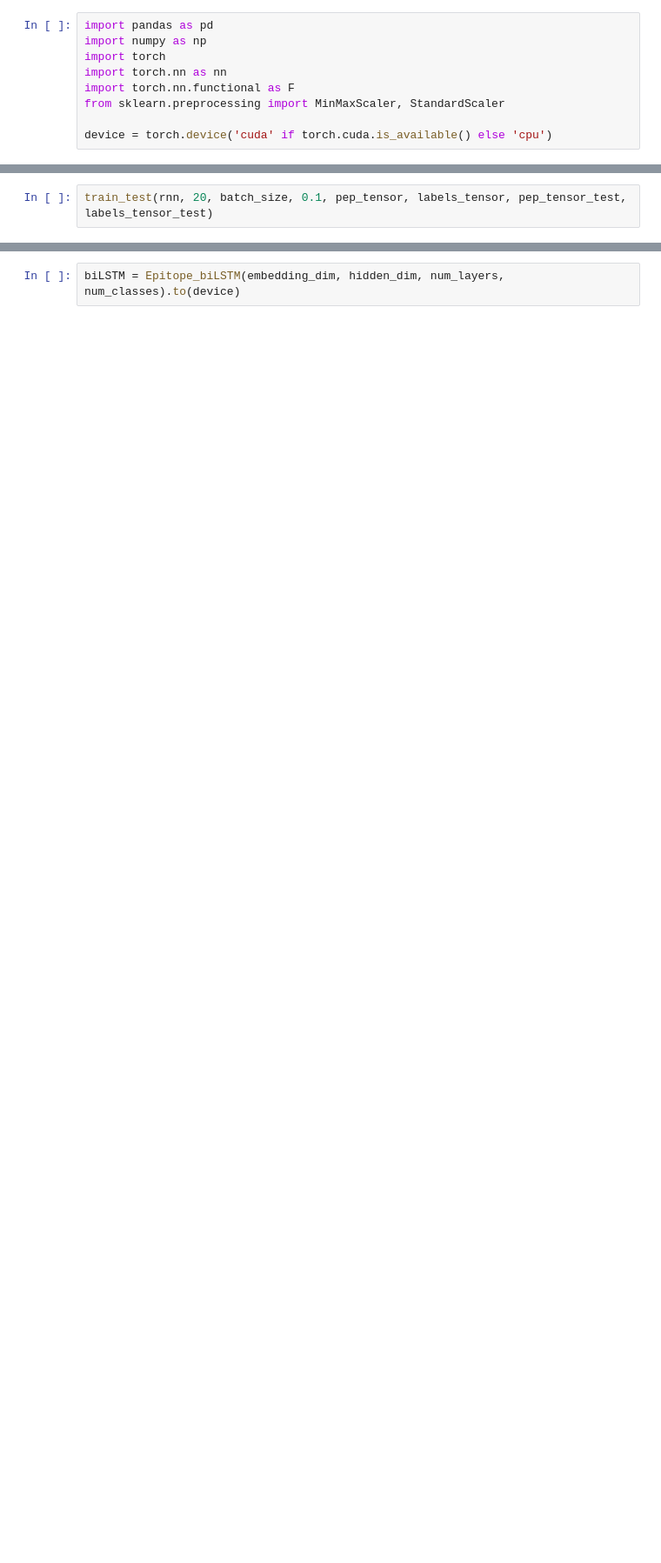
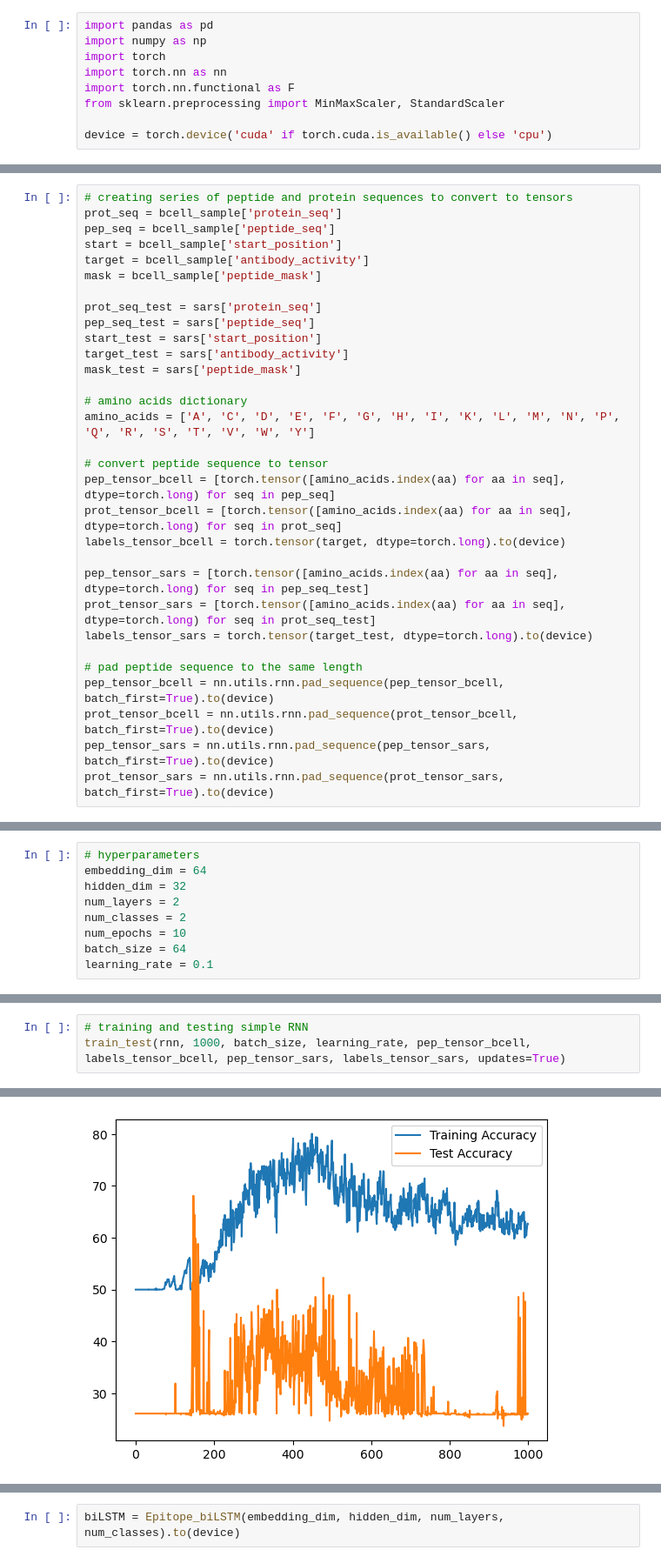
Before and after one commit to ralmzn/B-Cell-Epitope-Prediction, a Jupyter notebook: DeepLearning.ipynb, the cells around one changed output, grey strips where cells are left out. Shown at 87% size. Drawn from its saved outputs; the diff is of its cells as text; blank space fills up the shorter version.

```diff
--- a/DeepLearning.ipynb
+++ b/DeepLearning.ipynb
@@ -243,2 +14,0 @@ rnn = RNN(embedding_dim, hidden_dim, num_layers, num_classes).to(device)
-# %%
-train_test(rnn, 20, batch_size, 0.1, pep_tensor, labels_tensor, pep_tensor_test, labels_tensor_test)
@@ -435,0 +39,31 @@ class Epitope_biLSTM(nn.Module):
+# %%
+# creating series of peptide and protein sequences to convert to tensors
+prot_seq = bcell_sample['protein_seq']
+pep_seq = bcell_sample['peptide_seq']
+start = bcell_sample['start_position']
+target = bcell_sample['antibody_activity']
+mask = bcell_sample['peptide_mask']
+
+prot_seq_test = sars['protein_seq']
+pep_seq_test = sars['peptide_seq']
+start_test = sars['start_position']
+target_test = sars['antibody_activity']
+mask_test = sars['peptide_mask']
+
+# amino acids dictionary
+amino_acids = ['A', 'C', 'D', 'E', 'F', 'G', 'H', 'I', 'K', 'L', 'M', 'N', 'P', 'Q', 'R', 'S', 'T', 'V', 'W', 'Y']
+
+# convert peptide sequence to tensor
+pep_tensor_bcell = [torch.tensor([amino_acids.index(aa) for aa in seq], dtype=torch.long) for seq in pep_seq]
+prot_tensor_bcell = [torch.tensor([amino_acids.index(aa) for aa in seq], dtype=torch.long) for seq in prot_seq]
+labels_tensor_bcell = torch.tensor(target, dtype=torch.long).to(device)
+
+pep_tensor_sars = [torch.tensor([amino_acids.index(aa) for aa in seq], dtype=torch.long) for seq in pep_seq_test]
+prot_tensor_sars = [torch.tensor([amino_acids.index(aa) for aa in seq], dtype=torch.long) for seq in prot_seq_test]
+labels_tensor_sars = torch.tensor(target_test, dtype=torch.long).to(device)
+
+# pad peptide sequence to the same length
+pep_tensor_bcell = nn.utils.rnn.pad_sequence(pep_tensor_bcell, batch_first=True).to(device)
+prot_tensor_bcell = nn.utils.rnn.pad_sequence(prot_tensor_bcell, batch_first=True).to(device)
+pep_tensor_sars = nn.utils.rnn.pad_sequence(pep_tensor_sars, batch_first=True).to(device)
+prot_tensor_sars = nn.utils.rnn.pad_sequence(prot_tensor_sars, batch_first=True).to(device)
@@ -435,0 +109,9 @@ class Epitope_biLSTM(nn.Module):
+# %%
+# hyperparameters
+embedding_dim = 64
+hidden_dim = 32
+num_layers = 2
+num_classes = 2
+num_epochs = 10
+batch_size = 64
+learning_rate = 0.1
@@ -435,0 +204,4 @@ class Epitope_biLSTM(nn.Module):
+# %%
+# training and testing simple RNN
+train_test(rnn, 1000, batch_size, learning_rate, pep_tensor_bcell, labels_tensor_bcell, pep_tensor_sars, labels_tensor_sars, updates=True)
+# %% [output]
@@ -435,0 +225 @@ class Epitope_biLSTM(nn.Module):
+[figure, added]
```
Also changed, not shown: parts of 75 cells of this notebook, 2 other files.
